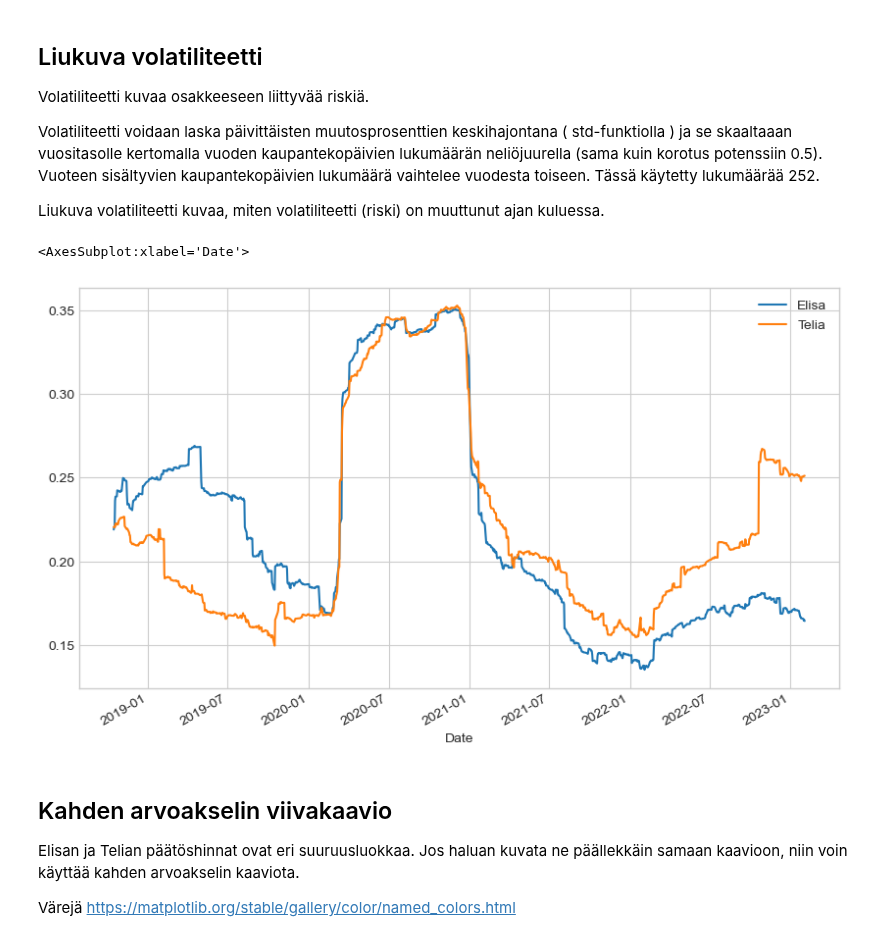
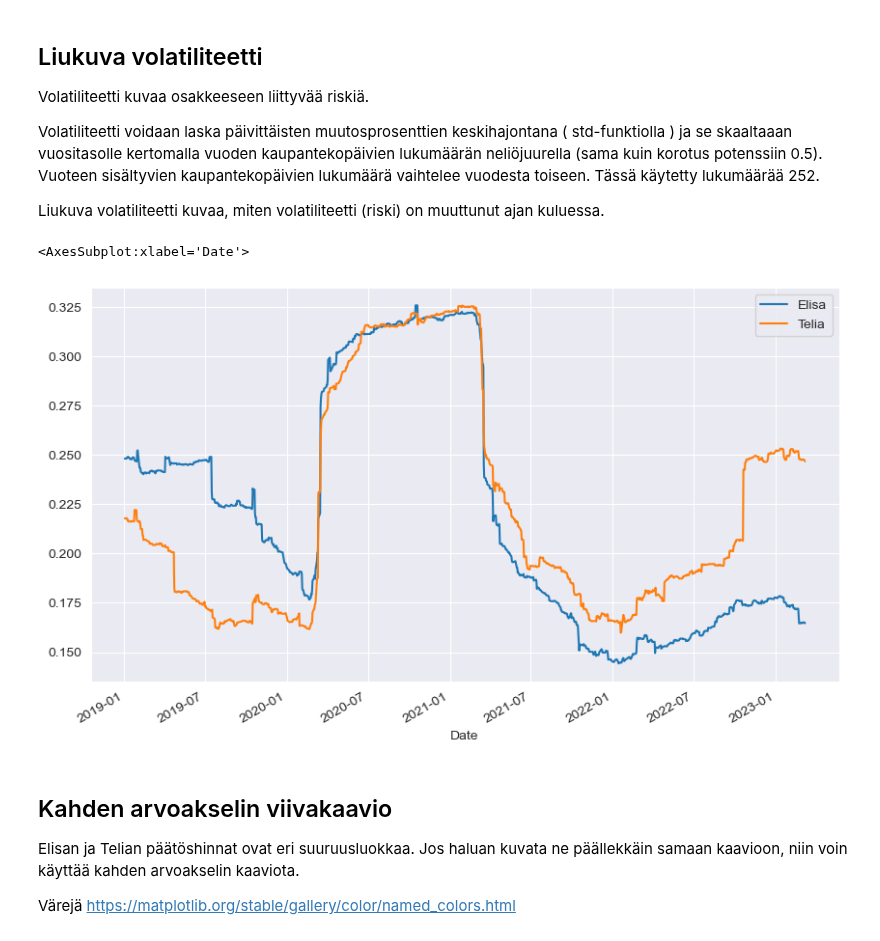
Before and after one commit to taanila/aikasarjat, a Jupyter notebook: aikasarjat.ipynb, the cells around one changed output. Drawn from its saved outputs; the diff is of its cells as text; code cells hidden in the pictures.

```diff
--- a/aikasarjat.ipynb
+++ b/aikasarjat.ipynb
@@ -10,13 +10,13 @@ Seuraavassa tarvitaan **yfinance** -kirjastoa, joka ei kuulu Anacondan vakioasen
 # %%
 import pandas as pd
 import matplotlib.pyplot as plt
+import seaborn as sns
 
 # Tätä tarvitaan datan noutamiseen Yahoo Finance -palvelusta
 import yfinance as yf
 
 # Tyyli vaikuttaa grafiikan ulkoasuun
-# Käytettävissä olevat tyylit voit listata komennolla plt.style.available
-plt.style.use('seaborn-whitegrid')
+sns.set_style('darkgrid')
 # %% [markdown]
 ## Datojen nouto
 
@@ -262,11 +279,11 @@ Liukuva volatiliteetti kuvaa, miten volatiliteetti (riski) on muuttunut ajan kul
 # %%
 # 200 päivän liukuva volatiliteetti
 plt.figure(figsize = (10, 6))
-(muutokset['Elisa%'].rolling(200).std() * (252**0.5)).plot(label='Elisa', legend=True)
-(muutokset['Telia%'].rolling(200).std() * (252**0.5)).plot(label='Telia', legend=True)
+(muutokset['Elisa%'].rolling(252).std() * (252**0.5)).plot(label='Elisa', legend=True)
+(muutokset['Telia%'].rolling(252).std() * (252**0.5)).plot(label='Telia', legend=True)
 # %% [output]
 <AxesSubplot:xlabel='Date'>
-[figure, old version]
+[figure, new version]
 # %% [markdown]
 <h2>Kahden arvoakselin viivakaavio</h2>
 
```
Also changed, not shown: parts of 27 cells of this notebook.
